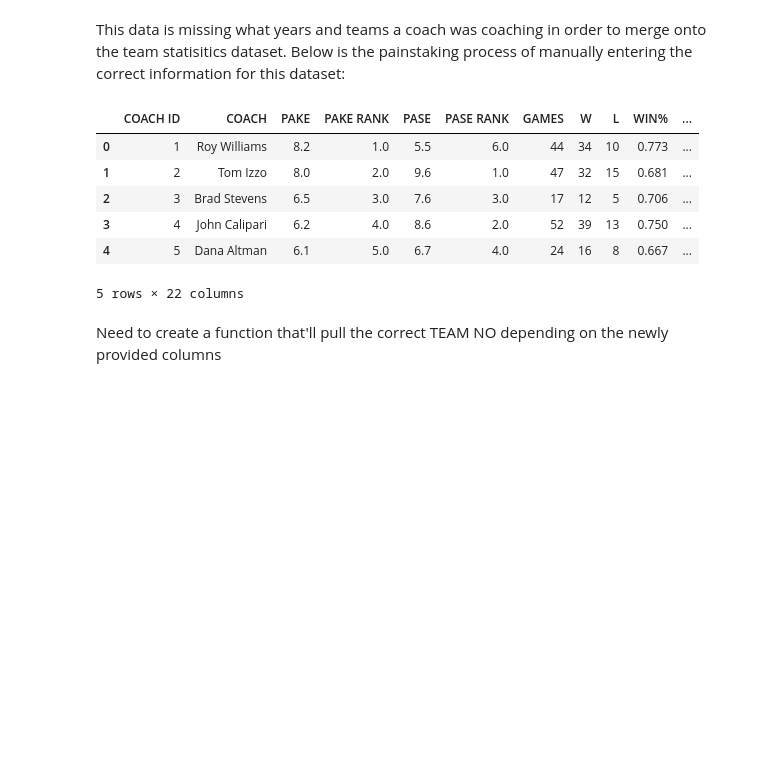
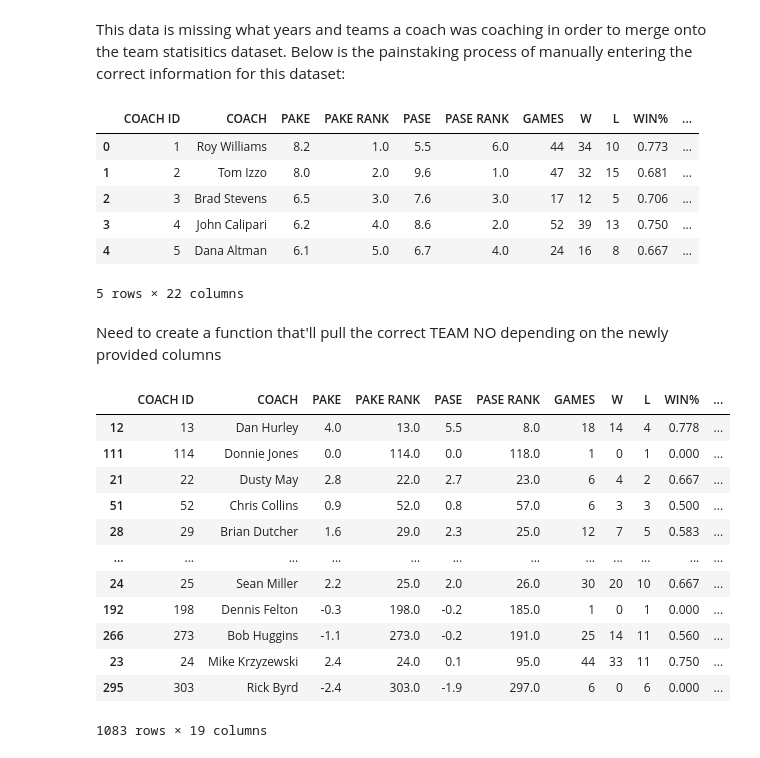
Before and after one commit to nicholaskim1004/MarchMadness, a Jupyter notebook: bracketology/madness.ipynb, the cells around one changed output. Saved outputs shown, nothing was run; the diff lists cells and outputs as text; code cells hidden in the pictures; blank space fills up the shorter version.

Commit message:
-created a function to get the correct team no for coaches: tried my approach with nest for loops, then chat gave a much more effiecient method :(

```diff
--- a/bracketology/madness.ipynb
+++ b/bracketology/madness.ipynb
@@ -686,7 +672,7 @@ coach_perf['TEAMS'] = [['North Carolina'],['Michigan St.'],['Butler'],['Memphis'
                       ['New Mexico St.','New Mexico'],['Charleston','Boston College'],['Kennesaw St.','South Florida'],['Oklahoma St.'],['Montana'],['Morehead St.'],['Tennessee','Auburn'],['Northeastern'],
                       ['Georgia','Cleveland St.'],['North Carolina Central'],['Army','Saint Louis'],['Houston'],['Tulsa','Wake Forest'],['Kentucky','Texas Tech','Ranger College','Tarleton St.'],['Portland St.','Washington St.'],
                       ['Weber St.'],['UC Santa Barbara'],['California'],['Long Island','Dusquesne','UMBC'],['Samford'],['Western Kentucky','Jacksonville St.'],['Eastern Washington','Portland'],['Bucknell','New Hampshire'],
-                      ['Florida Gulf Coast','East Carolina'],['Midland College','Midwestern St.','Arkansas St.','North Texas','Texas Tech'],['UNC Greensboro','Cincinnati'],['American','Old Dominion'],
+                      ['Florida Gulf Coast','East Carolina'],['Midland College','Arkansas St.','North Texas','Texas Tech'],['UNC Greensboro','Cincinnati'],['American','Old Dominion'],
                       ['Boston College','Kennesaw St.'],['Georgetown'],['Oral Roberts'],['South Alabama'],['Massachusetts','LIU Brooklyn'],['Albany'],['UNLV','Oklahoma'],['Old Dominion'],['South Dakota St.'],['New Mexico','UCLA','Nevada'],
                       ['Mississippi','UAB'],['Indiana'],['Texas Tech'],['UC Santa Barbara'],['Kent St.'],['Kent St.','TCU','Ohio','Boston College'],['UTEP','Auburn','Central Michigan'],['Oregon','Washington St.'],
                       ['Wake Forest'],['Wisconsin'],['Minnesota','Long Beach St.','Eastern Washington'],['Loyola Chicago'],['Vermont','George Washington'],['USC'],['Penn St.','Navy'],['Marquette','Indiana','Georgia'],
@@ -756,3 +742,58 @@ coach_perf.head()
 5 rows × 22 columns
 # %% [markdown]
 Need to create a function that'll pull the correct TEAM NO depending on the newly provided columns
+# %%
+def team_no_finder(df,ids):
+    new_df = pd.DataFrame(columns=['COACH ID', 'COACH', 'TEAM NO','PAKE', 'PAKE RANK', 'PASE', 'PASE RANK', 'GAMES',
+       'W', 'L', 'WIN%', 'R64', 'R32', 'S16', 'E8', 'F4', 'F2', 'CHAMP',
+       'TOP2'])
+
+    values = []
+    for z in range(len(ids)):
+        season = int(ids.iloc[z]['YEAR'])
+        tm = ids.iloc[z]['TEAM']
+        tm_no = ids.iloc[z]['TEAM NO']
+
+        for i in range(len(df)):
+            coach_teams = df['TEAMS'][i]
+            yrs_coached = df['YRS'][i]
+
+            for j in range(len(coach_teams)):
+                team = coach_teams[j]
+                yrs = yrs_coached[j]
+
+                #extracting start and end yrs
+                if '-' in yrs:  # Check if the year is a range
+                    match = re.match(r"(\d{4})-(\d{4})", yrs)
+                    if match:
+                        start_yr = int(match.group(1))
+                        end_yr = int(match.group(2))
+                else:  # Single-year case
+                    start_yr = end_yr = int(yrs)
+
+                #finding team_no
+                if start_yr <= season <= end_yr and team == tm:
+                    temp = df.iloc[i, :18].copy()  # Copy the row to avoid modifying original df
+                    temp['TEAM NO'] = tm_no
+                    values.append(temp)
+
+    if values:
+        new_df = pd.DataFrame(values)
+    return new_df
+
+
+team_no_finder(coach_perf,team_ids)
+# %% [output]
+|  | COACH ID | COACH | PAKE | PAKE RANK | PASE | PASE RANK | GAMES | W | L | WIN% | ... |
+| 12 | 13 | Dan Hurley | 4.0 | 13.0 | 5.5 | 8.0 | 18 | 14 | 4 | 0.778 | ... |
+| 111 | 114 | Donnie Jones | 0.0 | 114.0 | 0.0 | 118.0 | 1 | 0 | 1 | 0.000 | ... |
+| 21 | 22 | Dusty May | 2.8 | 22.0 | 2.7 | 23.0 | 6 | 4 | 2 | 0.667 | ... |
+| 51 | 52 | Chris Collins | 0.9 | 52.0 | 0.8 | 57.0 | 6 | 3 | 3 | 0.500 | ... |
+| 28 | 29 | Brian Dutcher | 1.6 | 29.0 | 2.3 | 25.0 | 12 | 7 | 5 | 0.583 | ... |
+| ... | ... | ... | ... | ... | ... | ... | ... | ... | ... | ... | ... |
+| 24 | 25 | Sean Miller | 2.2 | 25.0 | 2.0 | 26.0 | 30 | 20 | 10 | 0.667 | ... |
+| 192 | 198 | Dennis Felton | -0.3 | 198.0 | -0.2 | 185.0 | 1 | 0 | 1 | 0.000 | ... |
+| 266 | 273 | Bob Huggins | -1.1 | 273.0 | -0.2 | 191.0 | 25 | 14 | 11 | 0.560 | ... |
+| 23 | 24 | Mike Krzyzewski | 2.4 | 24.0 | 0.1 | 95.0 | 44 | 33 | 11 | 0.750 | ... |
+| 295 | 303 | Rick Byrd | -2.4 | 303.0 | -1.9 | 297.0 | 6 | 0 | 6 | 0.000 | ... |
+1083 rows × 19 columns
```
Also changed, not shown: parts of 2 cells of this notebook, 2 other files.
